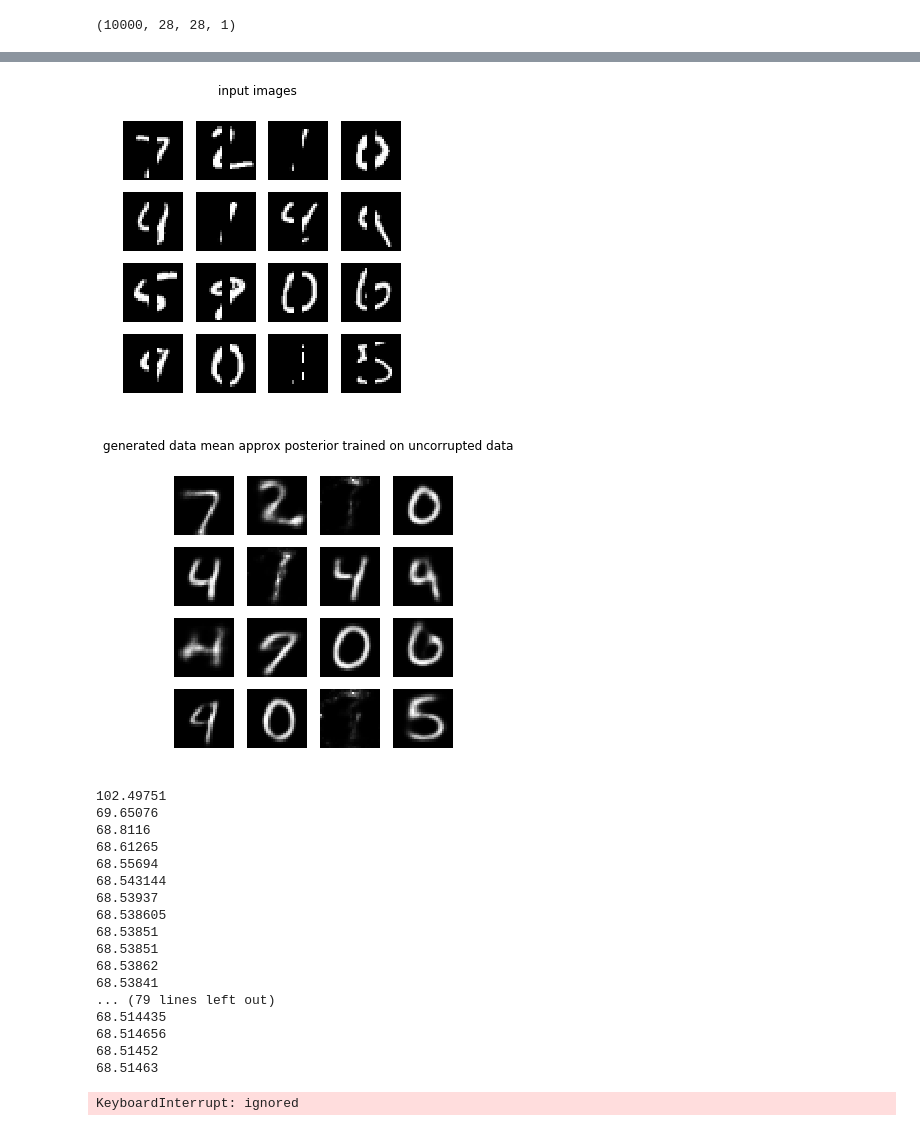
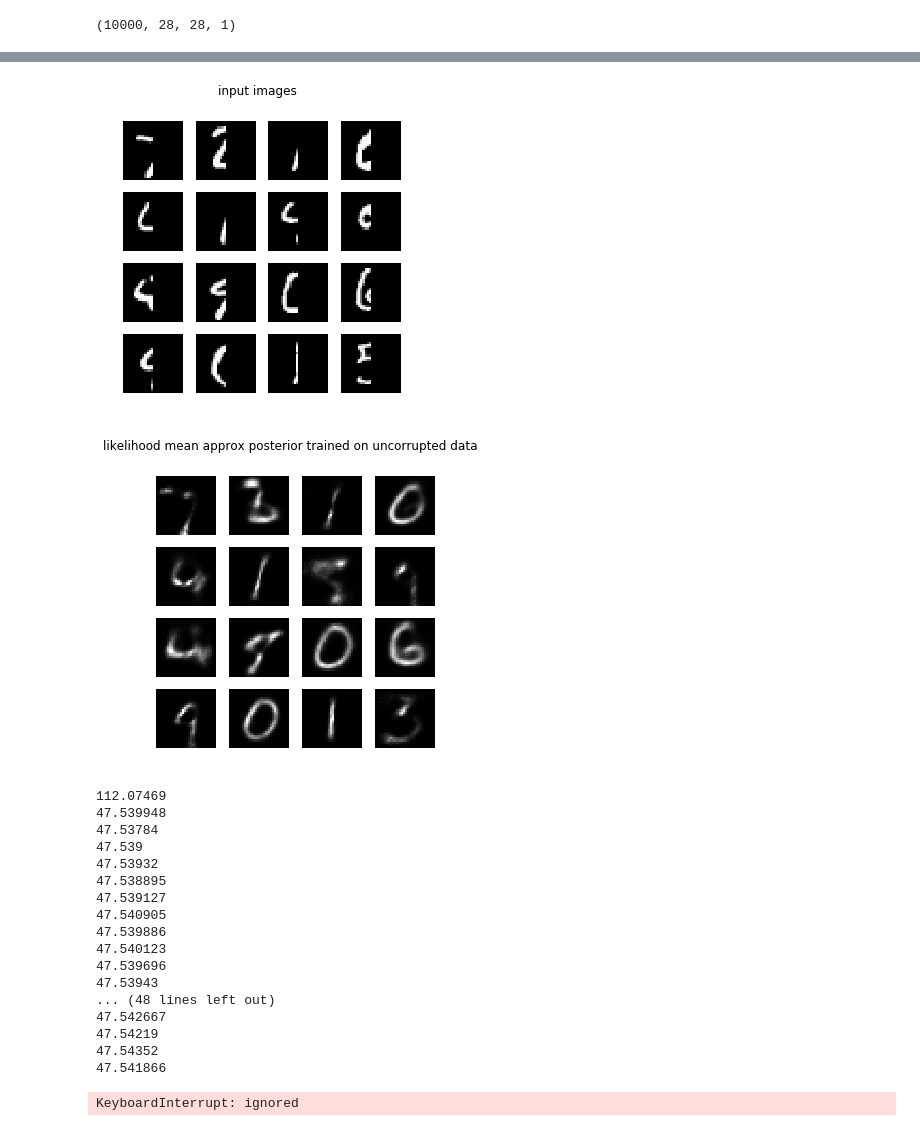
Before and after one commit to VMBoehm/DeNoPa, a Jupyter notebook: Laplace_Around_MAP.ipynb, the cells around one changed output, grey strips where cells are left out. Saved outputs shown, nothing was run; the diff lists cells and outputs as text; code cells hidden in the pictures.

```diff
--- a/Laplace_Around_MAP.ipynb
+++ b/Laplace_Around_MAP.ipynb
@@ -326,6 +331,6 @@ for i in range(16):
 # %%
 mask = np.ones(IMAGE_SHAPE, dtype=int)
-mask[0:28,12:16]=0.
+mask[0:28,14:28]=0.
 mask = mask.reshape((28*28))
 
 masked_data = x_test[:batch_size2]*[mask]
@@ -342,54 +347,54 @@ for i in range(min(batch_size2,16)):
       imshow(masked_data[i].reshape((28,28)),cmap='gray',vmin=0); #colorbar()
       axis('off')
 # %% [output]
-[figure, old version]
+[figure, new version]
 # %%
 _ = sess.run(update1,feed_dict={x_corr: masked_data, lr:lrate, mymask:mask})
 # %%
 xrecons= sess.run(MAP_mean, feed_dict={x_corr: masked_data, x: masked_data, sample_size:100, mymask: mask})
 xrecons.shape
 
 
 figure(figsize=(5,5))
-suptitle('generated data mean approx posterior trained on uncorrupted data')
+suptitle('likelihood mean approx posterior trained on uncorrupted data')
 for i in range(min(batch_size2,16)):
     if batch_size2<16:
       subplot(1,batch_size2,i+1)
       imshow(xrecons[i].reshape((28,28)),cmap='gray',vmin=0); #colorbar()
       axis('off')
     else:
       subplot(4,4,i+1)
       imshow(xrecons[i].reshape((28,28)),cmap='gray',vmin=0); #colorbar()
       axis('off')
 # %% [output]
-[figure, old version]
+[figure, new version]
 # %%
 posterior2_loss=[]
 # %%
-lrate=1e-2
+lrate=1e-1
 for ii in range(20000):
   _, ll = sess.run([opt_op2,loss],feed_dict={x_corr: masked_data, lr:lrate, mymask:mask})
   posterior2_loss.append(ll)
   if ii%100==0:
     print(ll)
 # %% [output]
-102.49751
-69.65076
-68.8116
-68.61265
-68.55694
-68.543144
-68.53937
-68.538605
-68.53851
-68.53851
-68.53862
-68.53841
-... (79 lines left out)
-68.514435
-68.514656
-68.51452
-68.51463
+112.07469
+47.539948
+47.53784
+47.539
+47.53932
+47.538895
+47.539127
+47.540905
+47.539886
+47.540123
+47.539696
+47.53943
+... (48 lines left out)
+47.542667
+47.54219
+47.54352
+47.541866
 KeyboardInterrupt: ignored
 # %%
 plot(posterior2_loss,label='data_loss')
```
Also changed, not shown: parts of 11 cells of this notebook.
